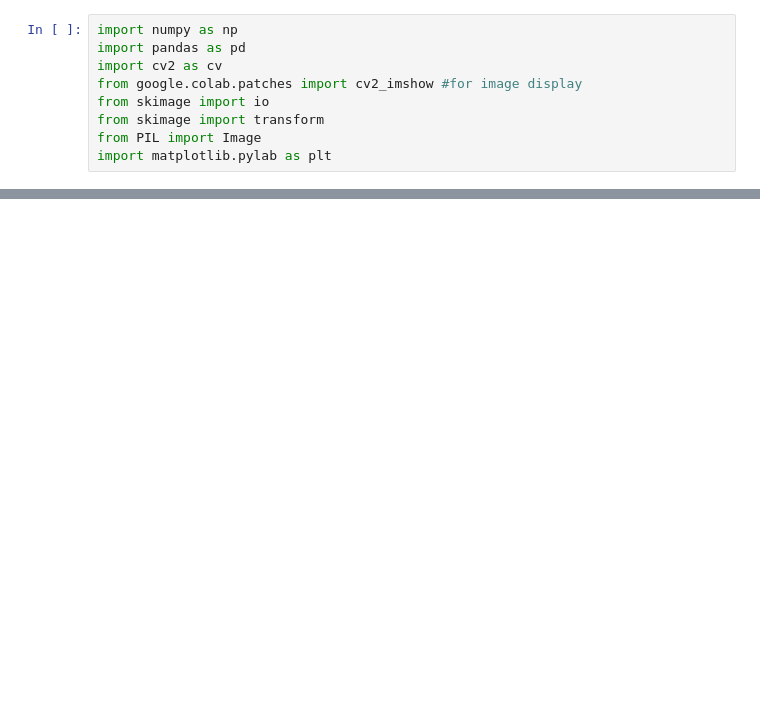
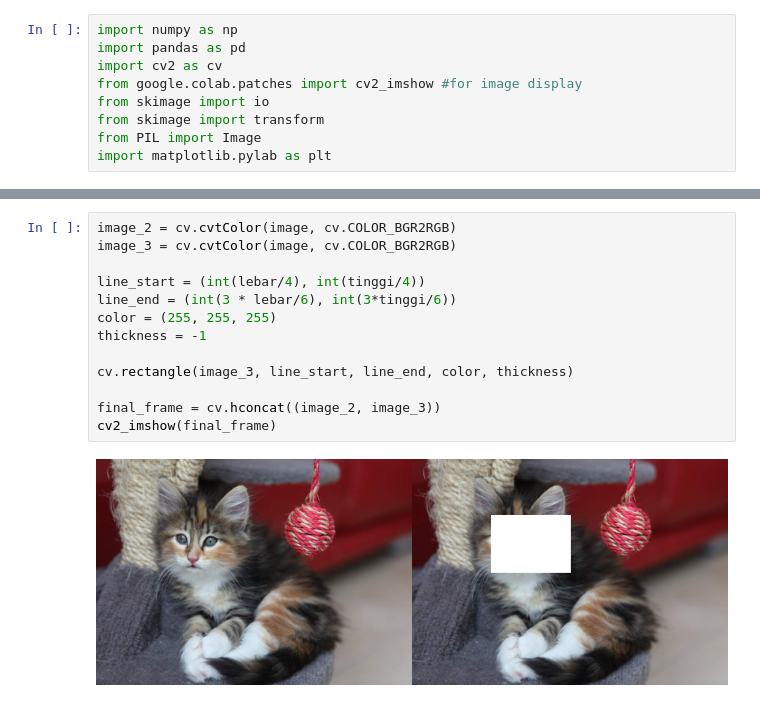
Before and after one commit to klinkzsweet/PCVK_Genap_2023, a Jupyter notebook: TaskWeek1.ipynb, the cells around one changed output, grey strips where cells are left out. Cells and saved outputs as stored; diff of their text form; blank space fills up the shorter version.

```diff
--- a/TaskWeek1.ipynb
+++ b/TaskWeek1.ipynb
@@ -71,0 +88,15 @@ cv2_imshow(final_frame)
+# %%
+image_2 = cv.cvtColor(image, cv.COLOR_BGR2RGB)
+image_3 = cv.cvtColor(image, cv.COLOR_BGR2RGB)
+
+line_start = (int(lebar/4), int(tinggi/4))
+line_end = (int(3 * lebar/6), int(3*tinggi/6))
+color = (255, 255, 255)
+thickness = -1
+
+cv.rectangle(image_3, line_start, line_end, color, thickness)
+
+final_frame = cv.hconcat((image_2, image_3))
+cv2_imshow(final_frame)
+# %% [output]
+[figure, added]
```
Also changed, not shown: parts of 6 cells of this notebook.
